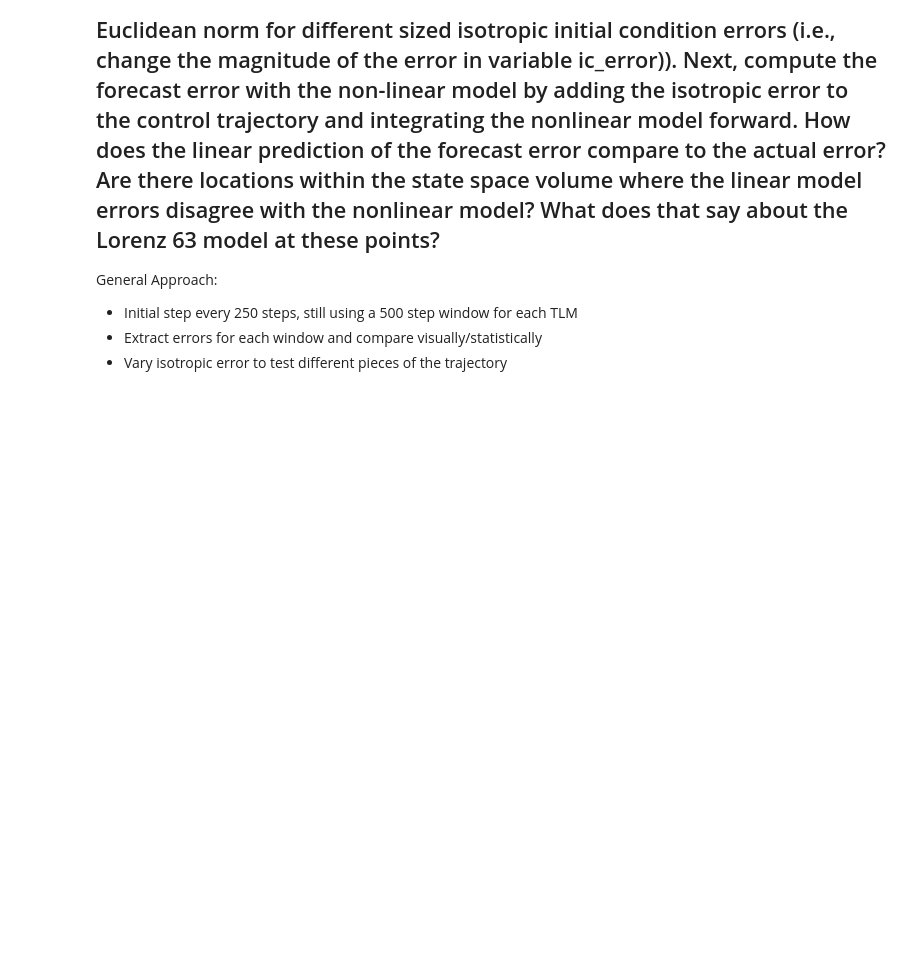
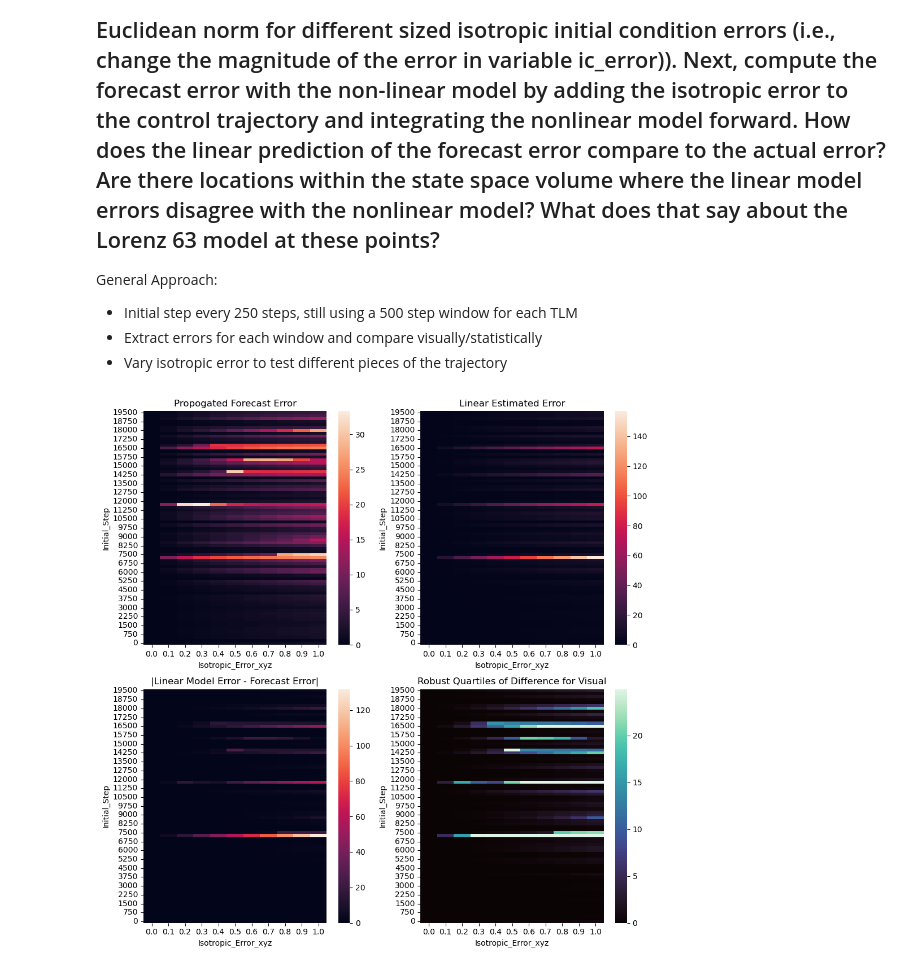
Before and after one commit to AidanJanney/ATOC4500_F24, a Jupyter notebook: Project_1/Project_1.ipynb, the cells around one changed output. Drawn from its saved outputs; the diff is of its cells as text; code cells hidden in the pictures; blank space fills up the shorter version.

Commit message:
More work! Pretty graphs

```diff
--- a/Project_1/Project_1.ipynb
+++ b/Project_1/Project_1.ipynb
@@ -262,8 +209,6 @@ def find_error_for_windows(trajectories, fcst_len=1.0, window_freq=500, dt=0.002
         xtrue,ytrue,ztrue = find_xyz_truth(xtraj,ytraj,ztraj,step,fcst_steps)
         xfcst,yfcst,zfcst = find_xyz_fcst(xtraj,ytraj,ztraj,step,fcst_steps,ic_error)
 
-        xtlm = xtrue
-
         ## Propogator Matrix and Projected xyz error
         M = lorenz_tlm(time_tlm[::tl_freq], xtrue[:-1:tl_freq], ytrue[:-1:tl_freq], ztrue[:-1:tl_freq])
         tlm_error_xyz = np.matmul(M, ic_error) # propogating initial condition error forward
@@ -303,0 +262,42 @@ error_comp = np.array([np.array([window[0], window[1], window[2], window[1]-wind
+# %%
+error_difference.index = initial_steps
+error_difference.index.name = "Initial_Step"
+error_difference.columns.name = "Isotropic_Error_xyz"
+error_difference.data_information = "Absolute value of difference in error Between forecast and linear estimation"
+
+fcst_error.index = initial_steps
+fcst_error.index.name = "Initial_Step"
+fcst_error.columns.name = "Isotropic_Error_xyz"
+fcst_error.data_information = "Propogated forecast error starting at different time steps for a 500 step window."
+
+TLM_error.index = initial_steps
+TLM_error.index.name = "Initial_Step"
+TLM_error.columns.name = "Isotropic_Error_xyz"
+TLM_error.data_information = "Estimate error using a TLM for a 500 step window."
+# %%
+plt.rcParams["figure.figsize"] = [10.0, 10]
+plt.rcParams["figure.autolayout"] = True
+
+fig, ((ax1, ax2), (ax3,ax4)) = plt.subplots(2,2)
+
+sns.heatmap(fcst_error[isotropic_range], ax = ax1)
+ax1.invert_yaxis()
+ax1.set_title("Propogated Forecast Error")
+
+sns.heatmap(TLM_error[isotropic_range], ax = ax2)
+ax2.invert_yaxis()
+ax2.set_title("Linear Estimated Error")
+
+sns.heatmap(error_difference[isotropic_range], ax = ax3)
+ax3.invert_yaxis()
+ax3.set_title("|Linear Model Error - Forecast Error|")
+
+sns.heatmap(error_difference[isotropic_range], ax = ax4, robust = True, cmap="mako")
+ax4.invert_yaxis()
+ax4.set_title("Robust Quartiles of Difference for Visual")
+
+plt.setp(((ax1, ax2), (ax3,ax4)), xticks=ax2.get_xticks(), yticks=ax2.get_yticks(),xticklabels=ax2.get_xticklabels(), yticklabels=ax2.get_yticklabels())
+
+print()
+# %% [output]
+[figure, added]
```
Also changed, not shown: parts of 8 cells of this notebook, 4 other files.
